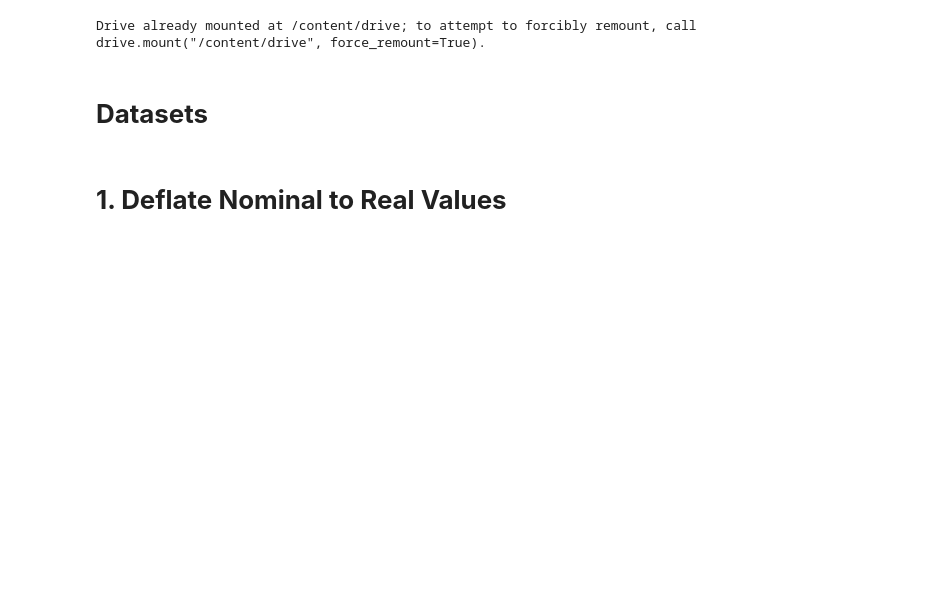
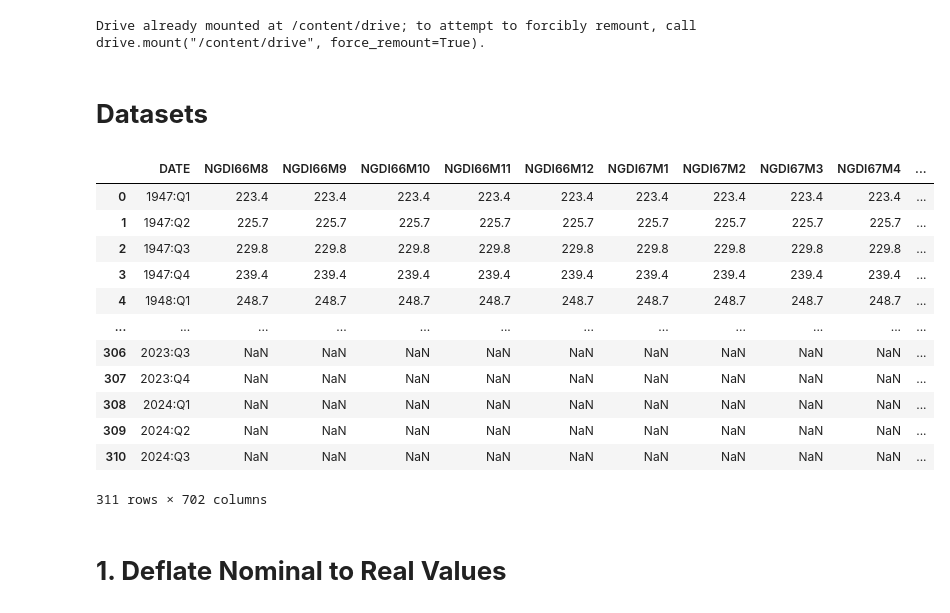
Before and after one commit to petersonhaas/coding-samples, a Jupyter notebook: Extract_Revisions.ipynb, the cells around one changed output. Cells and saved outputs as stored; diff of their text form; code cells hidden in the pictures; blank space fills up the shorter version.

```diff
--- a/Extract_Revisions.ipynb
+++ b/Extract_Revisions.ipynb
@@ -43,6 +43,23 @@ df_annual_rev_dates = pd.read_excel(f'{root_import_constructed}Annual Revision D
 
 # Initialize main dataset
 merged_df = []
+# %%
+# Example (Historic Releases of Nominal GDI)
+df_NGDI
+# %% [output]
+|  | DATE | NGDI66M8 | NGDI66M9 | NGDI66M10 | NGDI66M11 | NGDI66M12 | NGDI67M1 | NGDI67M2 | NGDI67M3 | NGDI67M4 | ... |
+| 0 | 1947:Q1 | 223.4 | 223.4 | 223.4 | 223.4 | 223.4 | 223.4 | 223.4 | 223.4 | 223.4 | ... |
+| 1 | 1947:Q2 | 225.7 | 225.7 | 225.7 | 225.7 | 225.7 | 225.7 | 225.7 | 225.7 | 225.7 | ... |
+| 2 | 1947:Q3 | 229.8 | 229.8 | 229.8 | 229.8 | 229.8 | 229.8 | 229.8 | 229.8 | 229.8 | ... |
+| 3 | 1947:Q4 | 239.4 | 239.4 | 239.4 | 239.4 | 239.4 | 239.4 | 239.4 | 239.4 | 239.4 | ... |
+| 4 | 1948:Q1 | 248.7 | 248.7 | 248.7 | 248.7 | 248.7 | 248.7 | 248.7 | 248.7 | 248.7 | ... |
+| ... | ... | ... | ... | ... | ... | ... | ... | ... | ... | ... | ... |
+| 306 | 2023:Q3 | NaN | NaN | NaN | NaN | NaN | NaN | NaN | NaN | NaN | ... |
+| 307 | 2023:Q4 | NaN | NaN | NaN | NaN | NaN | NaN | NaN | NaN | NaN | ... |
+| 308 | 2024:Q1 | NaN | NaN | NaN | NaN | NaN | NaN | NaN | NaN | NaN | ... |
+| 309 | 2024:Q2 | NaN | NaN | NaN | NaN | NaN | NaN | NaN | NaN | NaN | ... |
+| 310 | 2024:Q3 | NaN | NaN | NaN | NaN | NaN | NaN | NaN | NaN | NaN | ... |
+311 rows × 702 columns
 # %% [markdown]
 # **1. Deflate Nominal to Real Values**
 # %%
```
